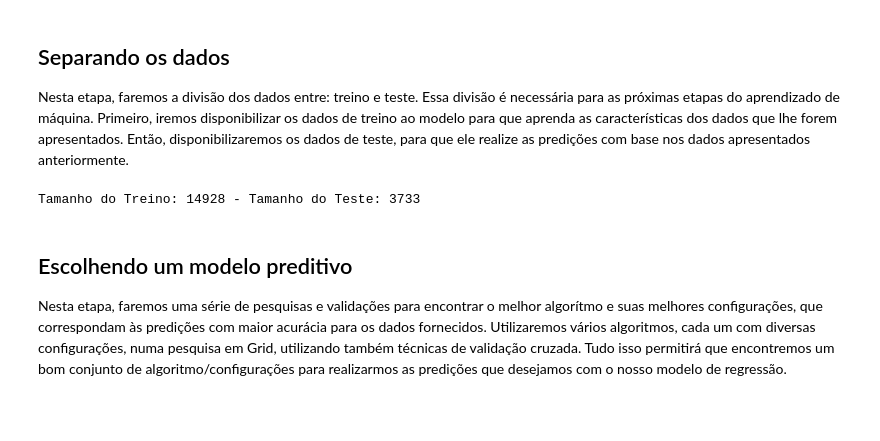
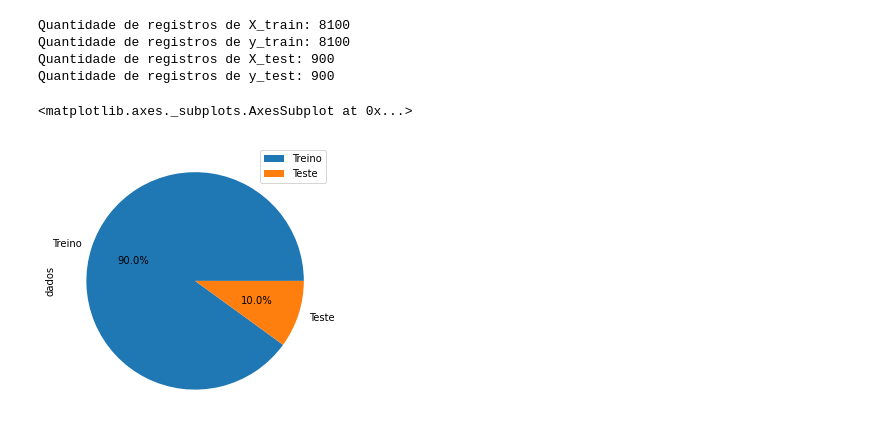
Before and after one commit to frlsouza/pmv_tcc_airbnb, a Jupyter notebook: tcc-puc-airbnb-d-modelagem.ipynb, the cells around one changed output. Saved outputs shown, nothing was run; the diff lists cells and outputs as text; code cells hidden in the pictures; blank space fills up the shorter version.

Commit message:
Item 5. Dados de treino e visualização ok.

```diff
--- a/tcc-puc-airbnb-d-modelagem.ipynb
+++ b/tcc-puc-airbnb-d-modelagem.ipynb
@@ -50,0 +11,5 @@ def preparar_dataset(df_pre):
+# %%
+# Instancia o dataframe
+
+df_airbnb = pd.read_csv('airbnb.csv', index_col='id', engine='python', sep =',', encoding="utf-8")
+df_airbnb
@@ -140,19 +39,0 @@ Name: price, dtype: float64
-# %% [markdown]
-## Separando os dados
-
-Nesta etapa, faremos a divisão dos dados entre: treino e teste. Essa divisão é necessária para as próximas etapas do aprendizado de máquina. Primeiro, iremos disponibilizar os dados de treino ao modelo para que aprenda as características dos dados que lhe forem apresentados. Então, disponibilizaremos os dados de teste, para que ele realize as predições com base nos dados apresentados anteriormente.
-# %%
-# Vamos dividir da seguinte forma: 80% para treino, 20% para teste.
-# Os registros deverão ser embaralhados.
-df_train, df_test = train_test_split(df, test_size=0.20, shuffle=True, random_state=random_state)
-X_train = pd.DataFrame(df_train.drop(['price'],axis=1))
-y_train = pd.DataFrame(df_train['price'])
-X_test = pd.DataFrame(df_test.drop(['price'],axis=1))
-y_test = pd.DataFrame(df_test['price'])
-print('Tamanho do Treino:',len(df_train),'- Tamanho do Teste:',len(df_test))
-# %% [output]
-Tamanho do Treino: 14928 - Tamanho do Teste: 3733
-# %% [markdown]
-## Escolhendo um modelo preditivo
-
-Nesta etapa, faremos uma série de pesquisas e validações para encontrar o melhor algorítmo e suas melhores configurações, que correspondam às predições com maior acurácia para os dados fornecidos. Utilizaremos vários algoritmos, cada um com diversas configurações, numa pesquisa em Grid, utilizando também técnicas de validação cruzada. Tudo isso permitirá que encontremos um bom conjunto de algoritmo/configurações para realizarmos as predições que desejamos com o nosso modelo de regressão.
@@ -159,3 +44,28 @@ Nesta etapa, faremos uma série de pesquisas e validações para encontrar o mel
+# %%
+# Vamos dividir da seguinte forma: 90% para treino e 10% para teste.
+# Os registros deverão ser embaralhados.
+
+X = df_airbnb.drop(columns=['price'])
+y = df_airbnb['price']
+
+X_train, X_test, y_train, y_test = \
+    train_test_split(X, y, test_size=0.1, random_state=random_state)
+
+print("Quantidade de registros de X_train: " + str(X_train.shape[0]))
+print("Quantidade de registros de y_train: " + str(y_train.shape[0]))
+print("Quantidade de registros de X_test: " + str(X_test.shape[0]))
+print("Quantidade de registros de y_test: " + str(y_test.shape[0]))
+# %% [output]
+Quantidade de registros de X_train: 8100
+Quantidade de registros de y_train: 8100
+Quantidade de registros de X_test: 900
+Quantidade de registros de y_test: 900
+# %%
+df = pd.DataFrame({'dados': [X_train.shape[0] , X_test.shape[0]]}, index=['Treino', 'Teste'])
+df.plot.pie(y='dados', figsize=(5, 5), autopct='%1.1f%%')
+# %% [output]
+<matplotlib.axes._subplots.AxesSubplot at 0x...>
+[figure, added]
 # %%
 # criando lista de modelos preditivos a serem comparados - Primeira Rodada
 # mapeando os nomes dos parâmetros dos modelos aos valores a serem verificados
```
Also changed, not shown: parts of 38 cells of this notebook, 1 other file.
